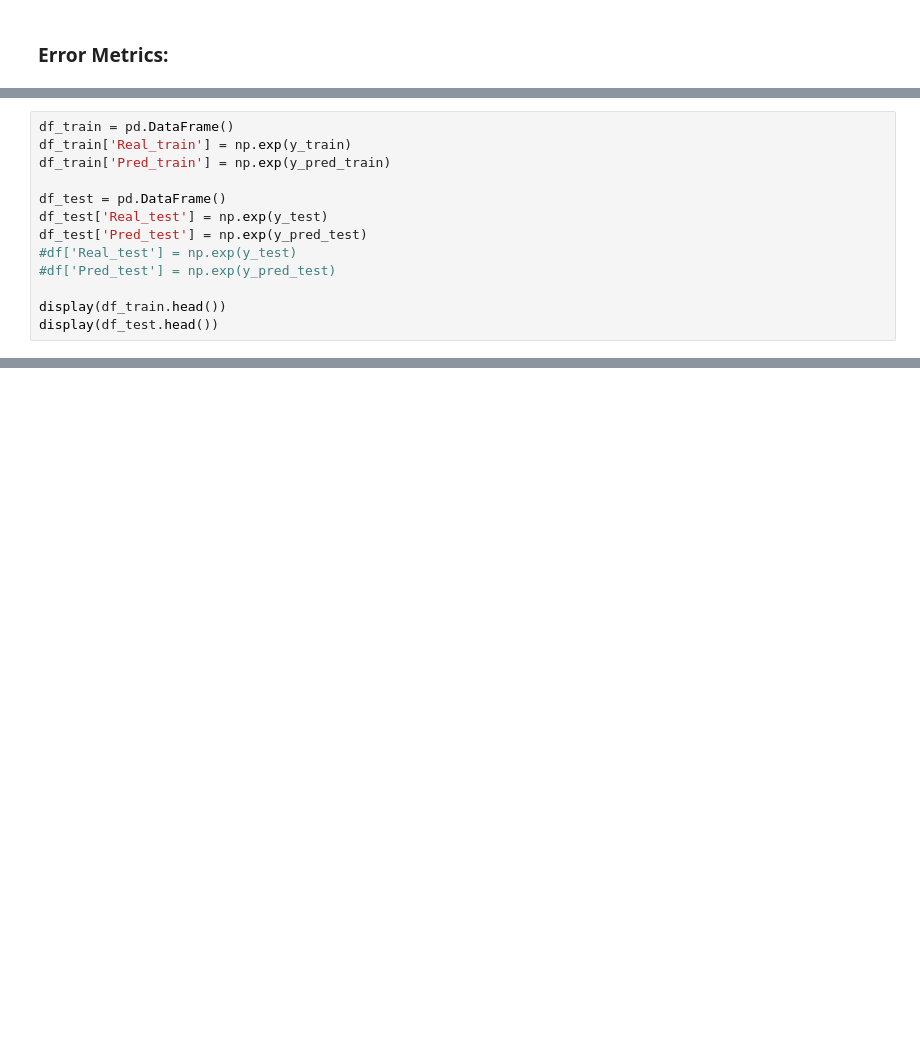
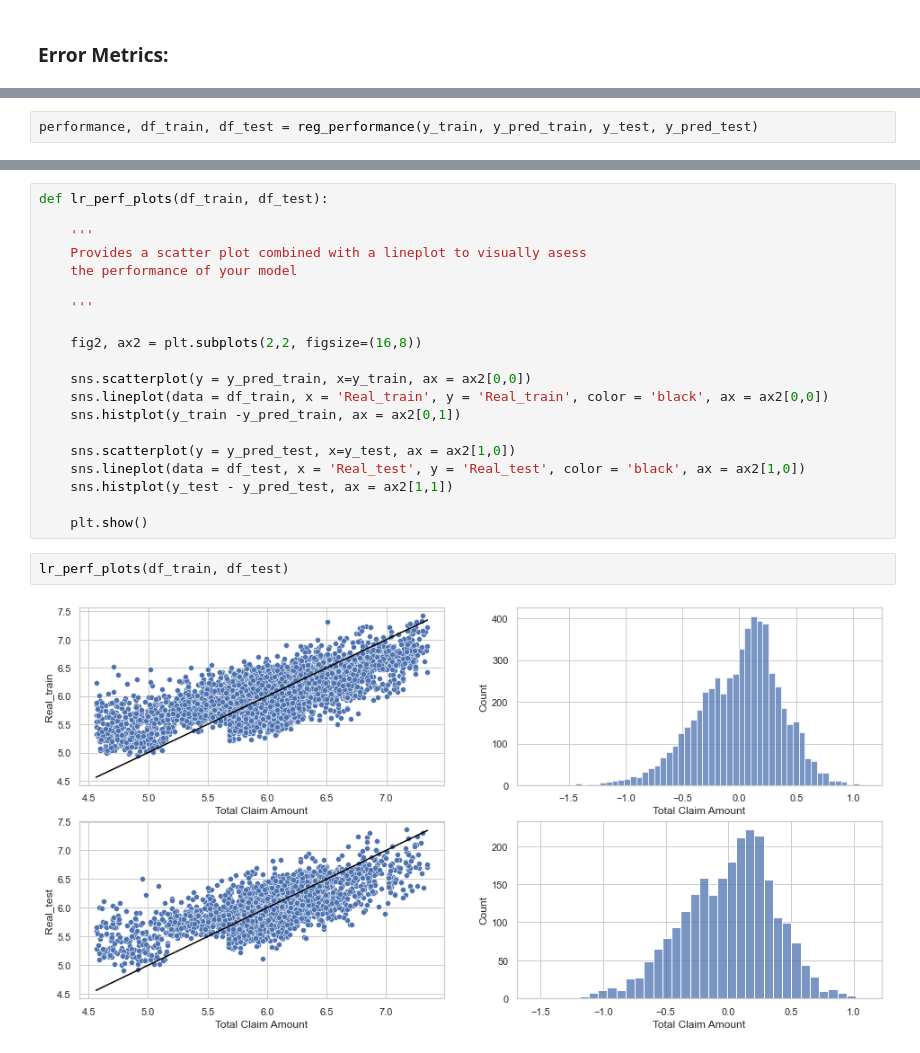
Before and after one commit to hectorfa17/lab-customer-analysis-round-7, a Jupyter notebook: Lab7-HectorFontenla.ipynb, the cells around one changed output, grey strips where cells are left out. Drawn from its saved outputs; the diff is of its cells as text; blank space fills up the shorter version.

```diff
--- a/Lab7-HectorFontenla.ipynb
+++ b/Lab7-HectorFontenla.ipynb
@@ -432,13 +376,0 @@ The Mean Absolute Percentual Error on Test set is : 0.3256461608627055
-# %%
-df_train = pd.DataFrame()
-df_train['Real_train'] = np.exp(y_train)
-df_train['Pred_train'] = np.exp(y_pred_train)
-
-df_test = pd.DataFrame()
-df_test['Real_test'] = np.exp(y_test)
-df_test['Pred_test'] = np.exp(y_pred_test)
-#df['Real_test'] = np.exp(y_test)
-#df['Pred_test'] = np.exp(y_pred_test)
-
-display(df_train.head())
-display(df_test.head())
@@ -476,0 +431,2 @@ plt.show()
+# %%
+performance, df_train, df_test = reg_performance(y_train, y_pred_train, y_test, y_pred_test)
@@ -476,0 +455,24 @@ plt.show()
+# %%
+def lr_perf_plots(df_train, df_test):
+
+    '''
+    Provides a scatter plot combined with a lineplot to visually asess
+    the performance of your model
+
+    '''
+
+    fig2, ax2 = plt.subplots(2,2, figsize=(16,8))
+
+    sns.scatterplot(y = y_pred_train, x=y_train, ax = ax2[0,0])
+    sns.lineplot(data = df_train, x = 'Real_train', y = 'Real_train', color = 'black', ax = ax2[0,0])
+    sns.histplot(y_train -y_pred_train, ax = ax2[0,1])
+
+    sns.scatterplot(y = y_pred_test, x=y_test, ax = ax2[1,0])
+    sns.lineplot(data = df_test, x = 'Real_test', y = 'Real_test', color = 'black', ax = ax2[1,0])
+    sns.histplot(y_test - y_pred_test, ax = ax2[1,1])
+
+    plt.show()
+# %%
+lr_perf_plots(df_train, df_test)
+# %% [output]
+[figure, added]
```
Also changed, not shown: parts of 12 cells of this notebook.
